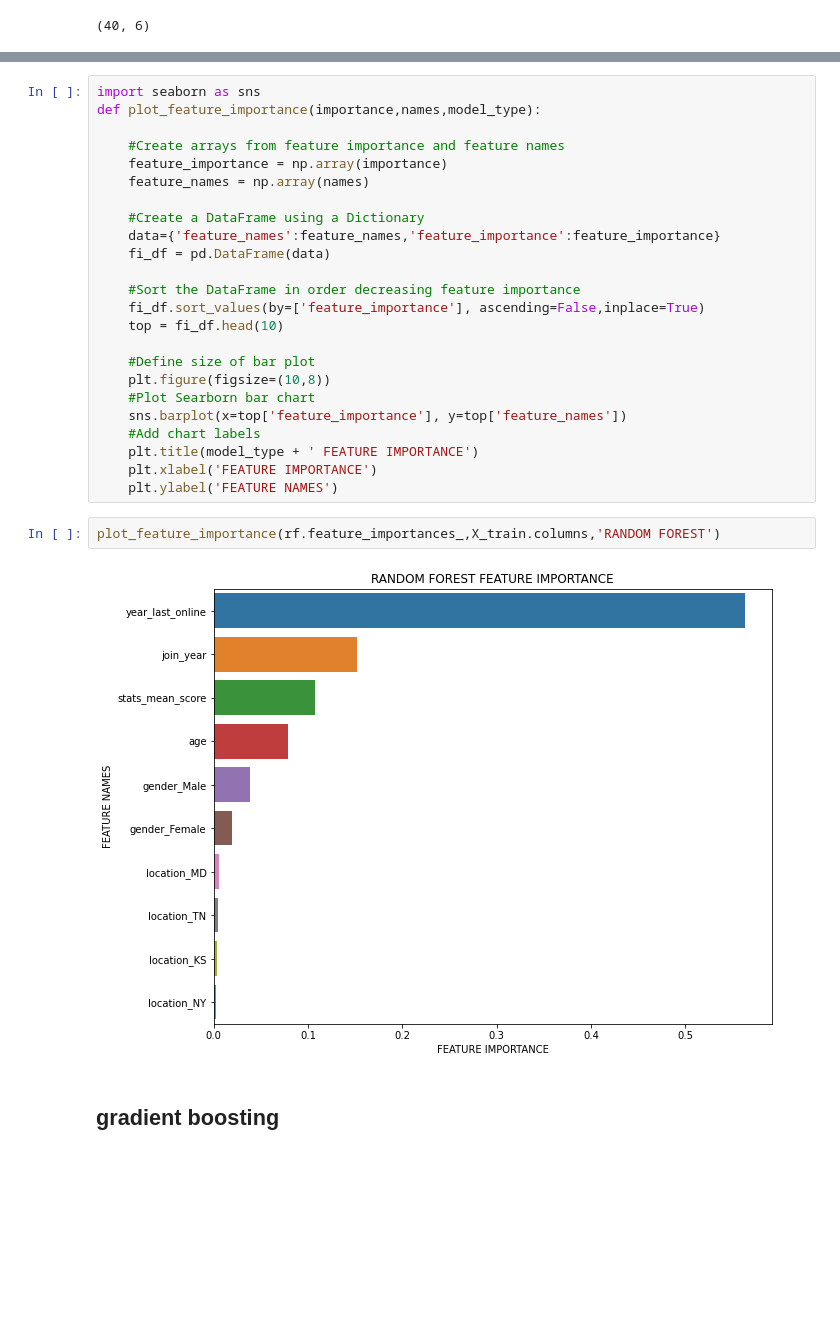
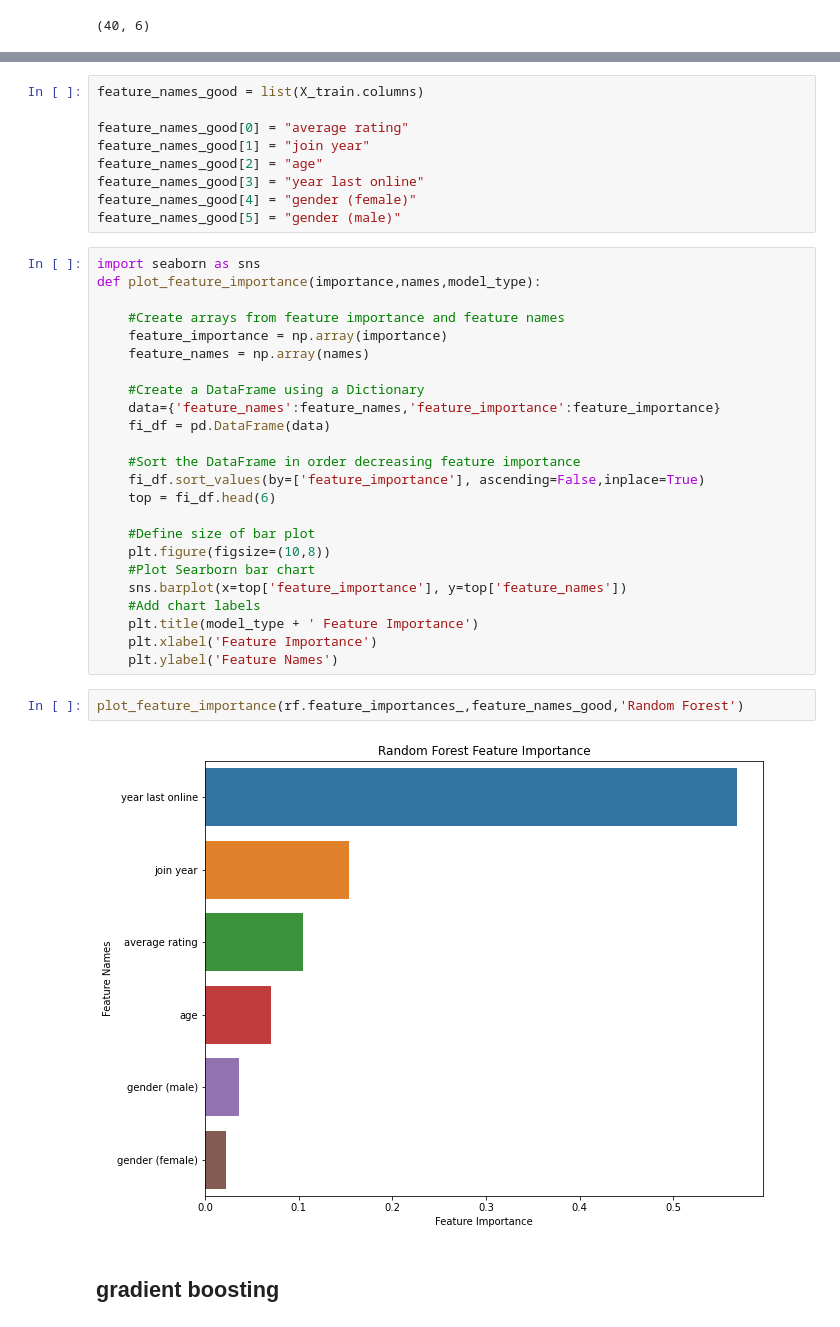
Before and after one commit to benrosenberg/ORIE-4741-project, a Jupyter notebook: build/Anime_Regressions_Regularized_Trees.ipynb, the cells around one changed output, grey strips where cells are left out. Saved outputs shown, nothing was run; the diff lists cells and outputs as text; blank space fills up the shorter version.

```diff
--- a/build/Anime_Regressions_Regularized_Trees.ipynb
+++ b/build/Anime_Regressions_Regularized_Trees.ipynb
@@ -374,3 +374,12 @@ sklearn.metrics.r2_score(y_test, rf.predict(X_test))
+# %%
+feature_names_good = list(X_train.columns)
+
+feature_names_good[0] = "average rating"
+feature_names_good[1] = "join year"
+feature_names_good[2] = "age"
+feature_names_good[3] = "year last online"
+feature_names_good[4] = "gender (female)"
+feature_names_good[5] = "gender (male)"
 # %%
 import seaborn as sns
 def plot_feature_importance(importance,names,model_type):
@@ -385,20 +394,20 @@ def plot_feature_importance(importance,names,model_type):
 
     #Sort the DataFrame in order decreasing feature importance
     fi_df.sort_values(by=['feature_importance'], ascending=False,inplace=True)
-    top = fi_df.head(10)
+    top = fi_df.head(6)
 
     #Define size of bar plot
     plt.figure(figsize=(10,8))
     #Plot Searborn bar chart
     sns.barplot(x=top['feature_importance'], y=top['feature_names'])
     #Add chart labels
-    plt.title(model_type + ' FEATURE IMPORTANCE')
-    plt.xlabel('FEATURE IMPORTANCE')
-    plt.ylabel('FEATURE NAMES')
+    plt.title(model_type + ' Feature Importance')
+    plt.xlabel('Feature Importance')
+    plt.ylabel('Feature Names')
 # %%
-plot_feature_importance(rf.feature_importances_,X_train.columns,'RANDOM FOREST')
+plot_feature_importance(rf.feature_importances_,feature_names_good,'Random Forest')
 # %% [output]
-[figure, old version]
+[figure, new version]
 # %% [markdown]
 ## gradient boosting
 # %%
```
Also changed, not shown: parts of 9 cells of this notebook.
